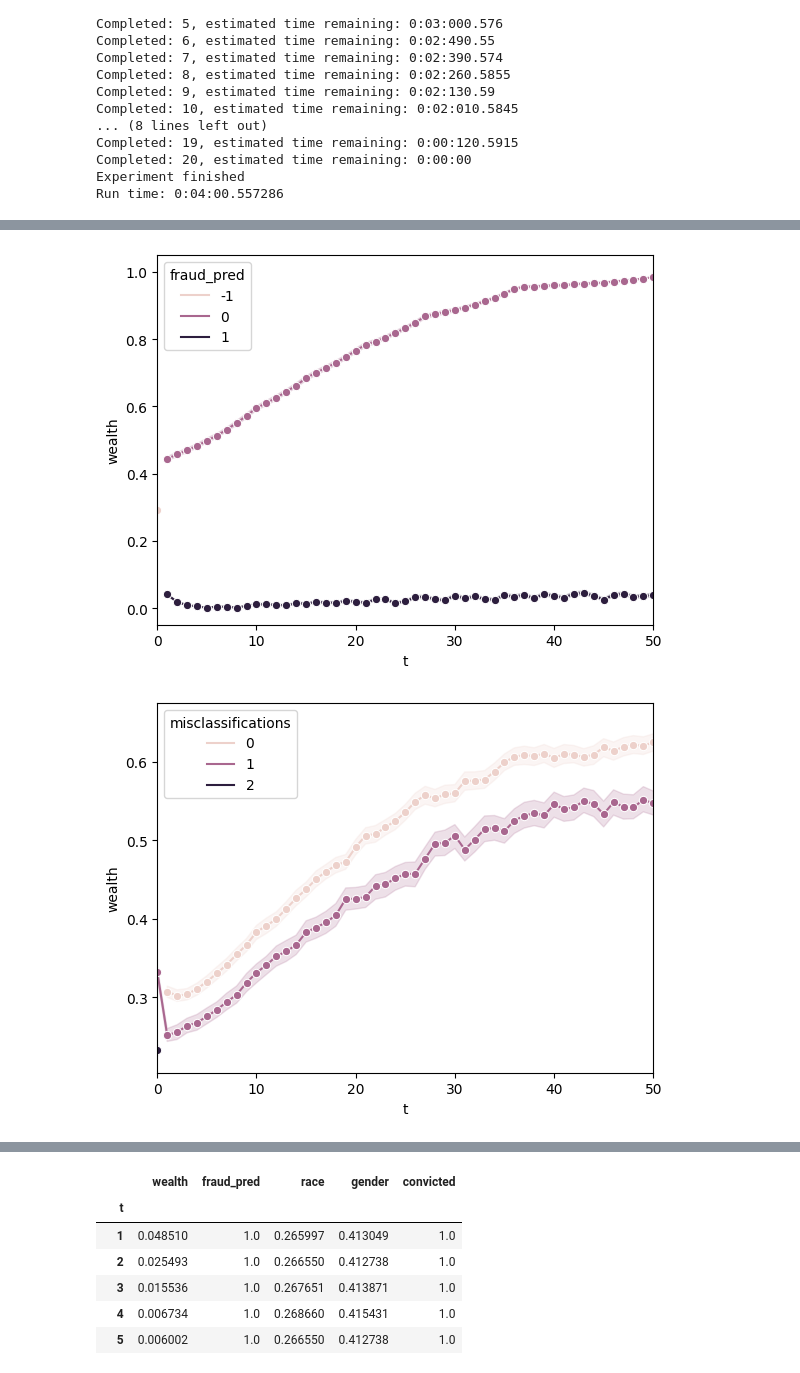
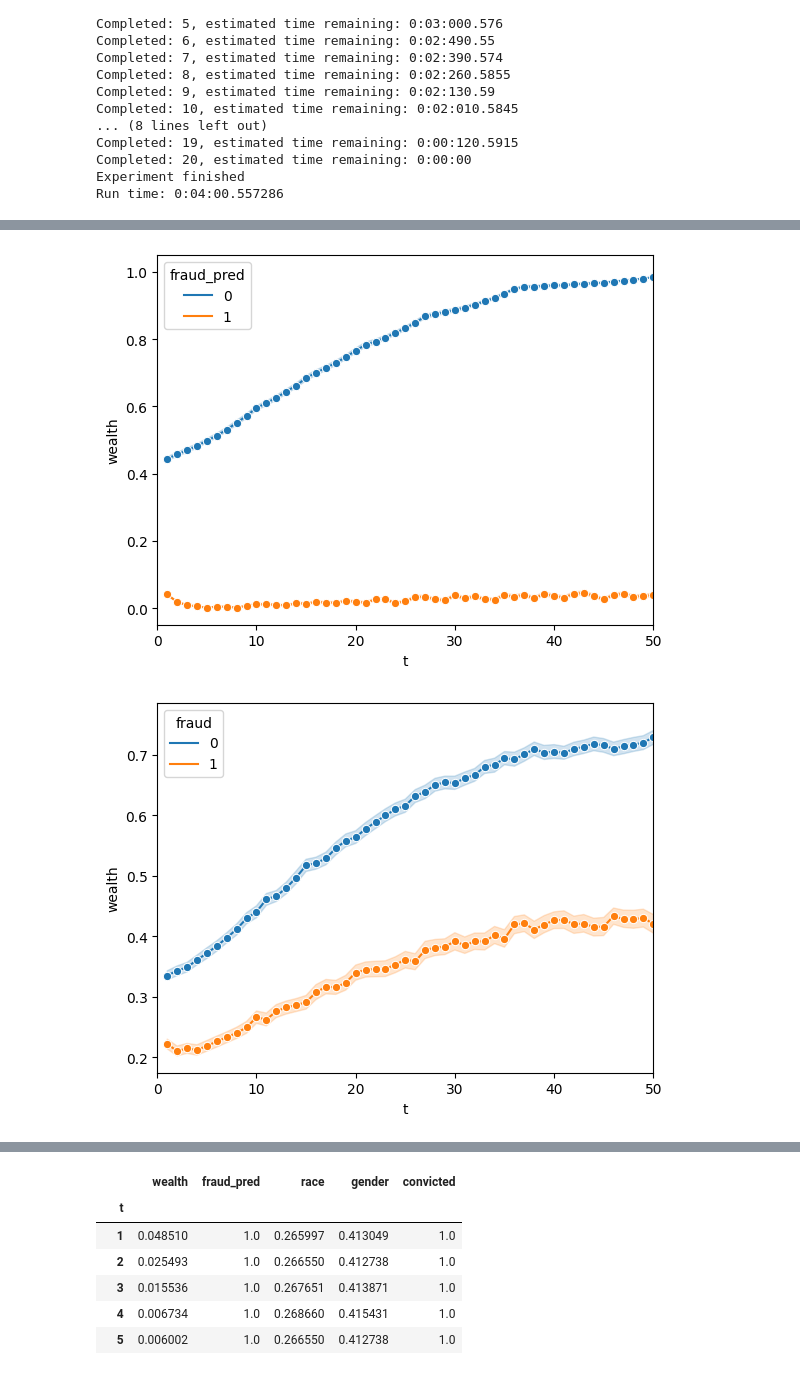
Before and after one commit to Le-Ty/abm_dm_impact, a Jupyter notebook: basic/notebooks/expi_fraud_clf.ipynb, the cells around one changed output, grey strips where cells are left out. Drawn from its saved outputs; the diff is of its cells as text; code cells hidden in the pictures.

Commit message:
figures exopi fraud

```diff
--- a/basic/notebooks/expi_fraud_clf.ipynb
+++ b/basic/notebooks/expi_fraud_clf.ipynb
@@ -127,5 +127,8 @@ Run time: 0:04:00.557286
 # %%
 df_baseline['misclassifications'] = (df_baseline['fraud'] - df_baseline['fraud_pred'])
 df_baseline[df_baseline['fraud_pred'] ==0]['wealth'].min()
+
 df_baseline.head()
+df_baseline = df_baseline[df_baseline.fraud_pred != -1]
+df_baseline
 # %% [output]
@@ -139,5 +154,19 @@ df_baseline.head()
+# %%
+def viz2(data, x, y):
+    fig, ax = plt.subplots()
+
+    sns.lineplot(ax = ax,
+                 data = data,
+                 x = x,
+                 y = y,
+                 marker = 'o')
+
+    # plt.ylim(0,0.2)
+    plt.xlim(0,50)
+
+    plt.show()
 # %%
-def viz(data, x, y, hue):
+def viz(data, x, y, hue, title = None):
     fig, ax = plt.subplots()
 
     sns.lineplot(ax = ax,
@@ -149,16 +178,19 @@ def viz(data, x, y, hue):
 
     # plt.ylim(0,0.2)
     plt.xlim(0,50)
+    plt.title(title)
 
     plt.show()
 # %%
 viz(df_baseline, df_baseline.index.get_level_values('t'), df_baseline['wealth'], df_baseline['fraud_pred']) #, df_baseline['convicted'])
 
+viz(df_baseline, df_baseline.index.get_level_values('t'), df_baseline['wealth'], df_baseline['fraud']) #, df_baseline['convicted'])
 
 viz(df_baseline, df_baseline.index.get_level_values('t'), df_baseline['wealth'], abs(df_baseline['misclassifications'])) #, df_baseline['convicted'])
 
+viz2(df_b, df_b.index.get_level_values('t'), df_b['wealth'])
 
 # viz(df_baseline, df_baseline.index.get_level_values('t'), abs(df_baseline['fraud'] - df_baseline['fraud_pred']), df_baseline['race'])#, df_baseline['fraud'])
 # %% [output]
-[figure, old version]
+[figure, new version]
-[figure, old version]
+[figure, new version]
```
Also changed, not shown: parts of 5 cells of this notebook, 1 other file.
